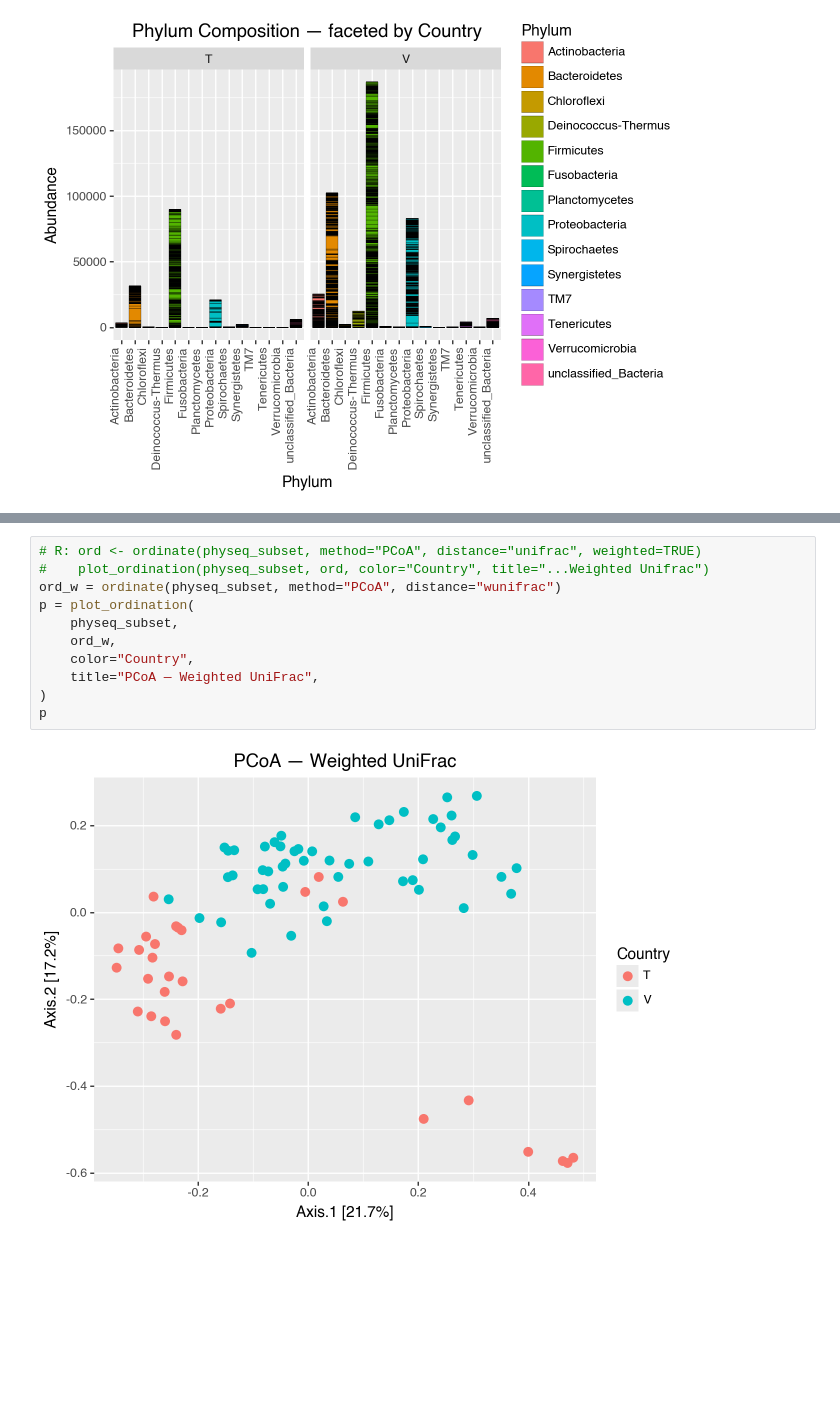
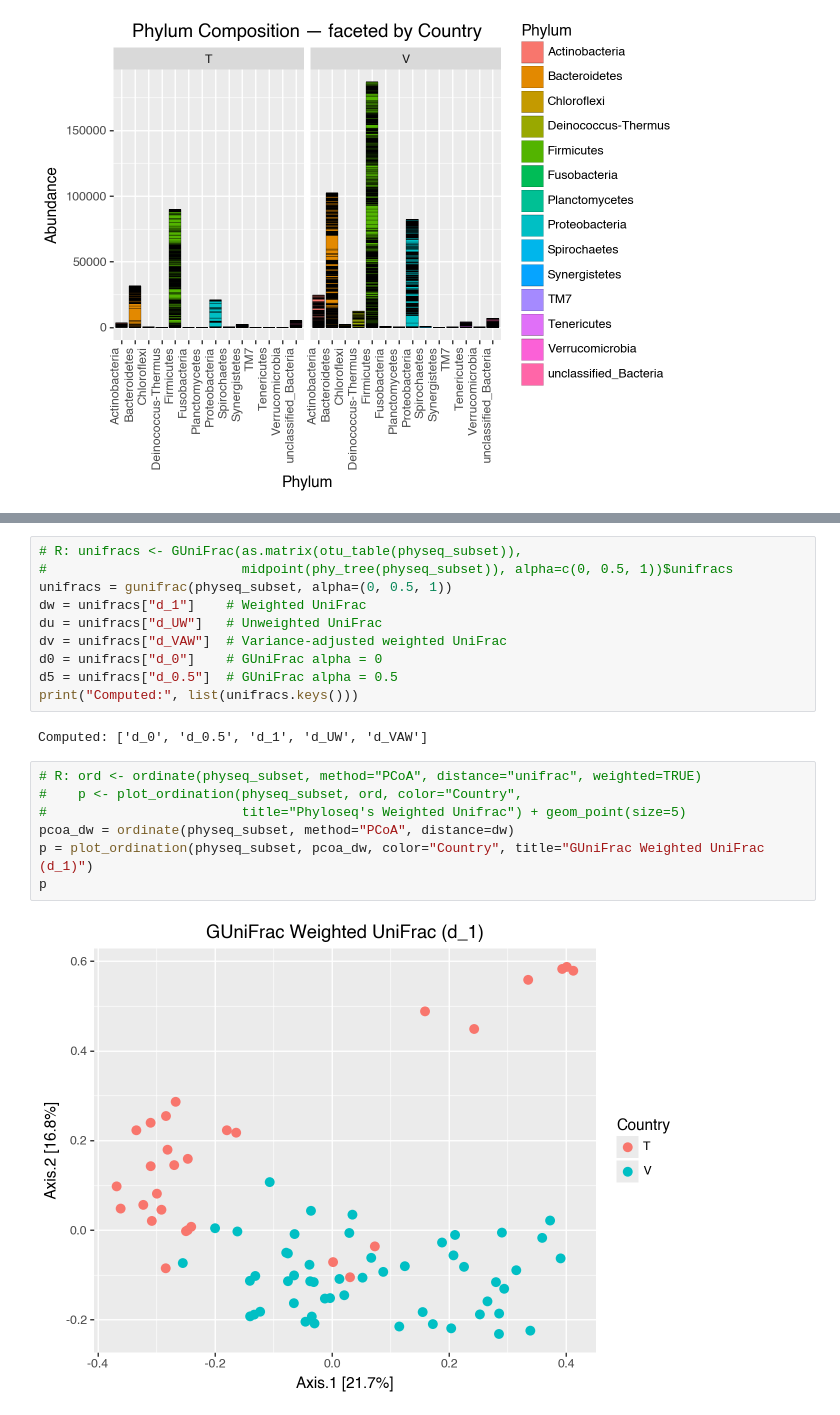
Before and after one commit to alittleb3ar/pyloseq, a Jupyter notebook: notebooks/07_torondel_2016_pit_latrines.ipynb, the cells around one changed output, grey strips where cells are left out. Drawn from its saved outputs; the diff is of its cells as text; blank space fills up the shorter version.

```diff
--- a/notebooks/07_torondel_2016_pit_latrines.ipynb
+++ b/notebooks/07_torondel_2016_pit_latrines.ipynb
@@ -225,14 +264,22 @@ The R code builds a PCoA on abundance-weighted UniFrac via `ordinate(physeq_subs
+# %%
+# R: unifracs <- GUniFrac(as.matrix(otu_table(physeq_subset)),
+#                         midpoint(phy_tree(physeq_subset)), alpha=c(0, 0.5, 1))$unifracs
+unifracs = gunifrac(physeq_subset, alpha=(0, 0.5, 1))
+dw = unifracs["d_1"]    # Weighted UniFrac
+du = unifracs["d_UW"]   # Unweighted UniFrac
+dv = unifracs["d_VAW"]  # Variance-adjusted weighted UniFrac
+d0 = unifracs["d_0"]    # GUniFrac alpha = 0
+d5 = unifracs["d_0.5"]  # GUniFrac alpha = 0.5
+print("Computed:", list(unifracs.keys()))
+# %% [output]
+Computed: ['d_0', 'd_0.5', 'd_1', 'd_UW', 'd_VAW']
 # %%
 # R: ord <- ordinate(physeq_subset, method="PCoA", distance="unifrac", weighted=TRUE)
-#    plot_ordination(physeq_subset, ord, color="Country", title="...Weighted Unifrac")
-ord_w = ordinate(physeq_subset, method="PCoA", distance="wunifrac")
-p = plot_ordination(
-    physeq_subset,
-    ord_w,
-    color="Country",
-    title="PCoA — Weighted UniFrac",
-)
+#    p <- plot_ordination(physeq_subset, ord, color="Country",
+#                         title="Phyloseq's Weighted Unifrac") + geom_point(size=5)
+pcoa_dw = ordinate(physeq_subset, method="PCoA", distance=dw)
+p = plot_ordination(physeq_subset, pcoa_dw, color="Country", title="GUniFrac Weighted UniFrac (d_1)")
 p
 # %% [output]
-[figure, old version]
+[figure, new version]
 # %%
```
Also changed, not shown: parts of 21 cells of this notebook, 5 other files.
